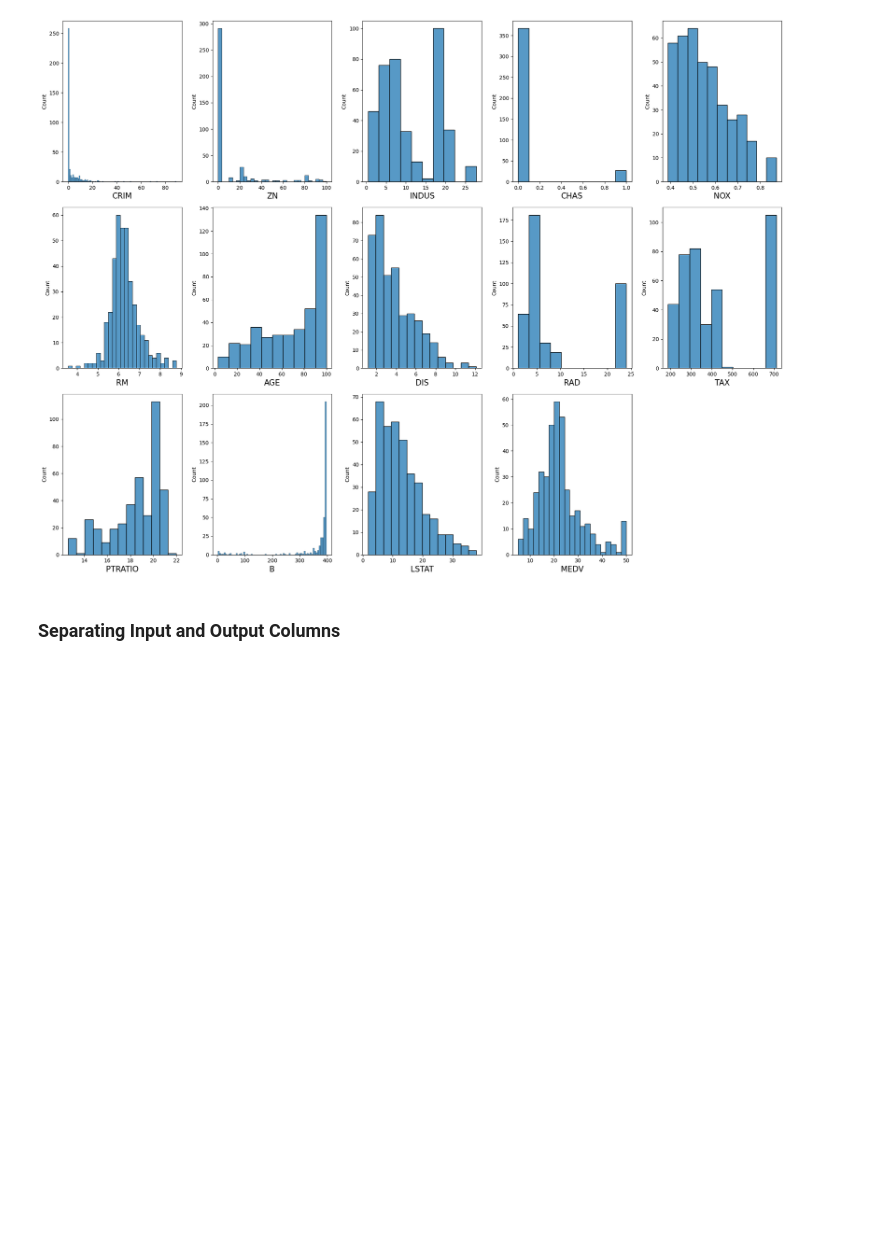
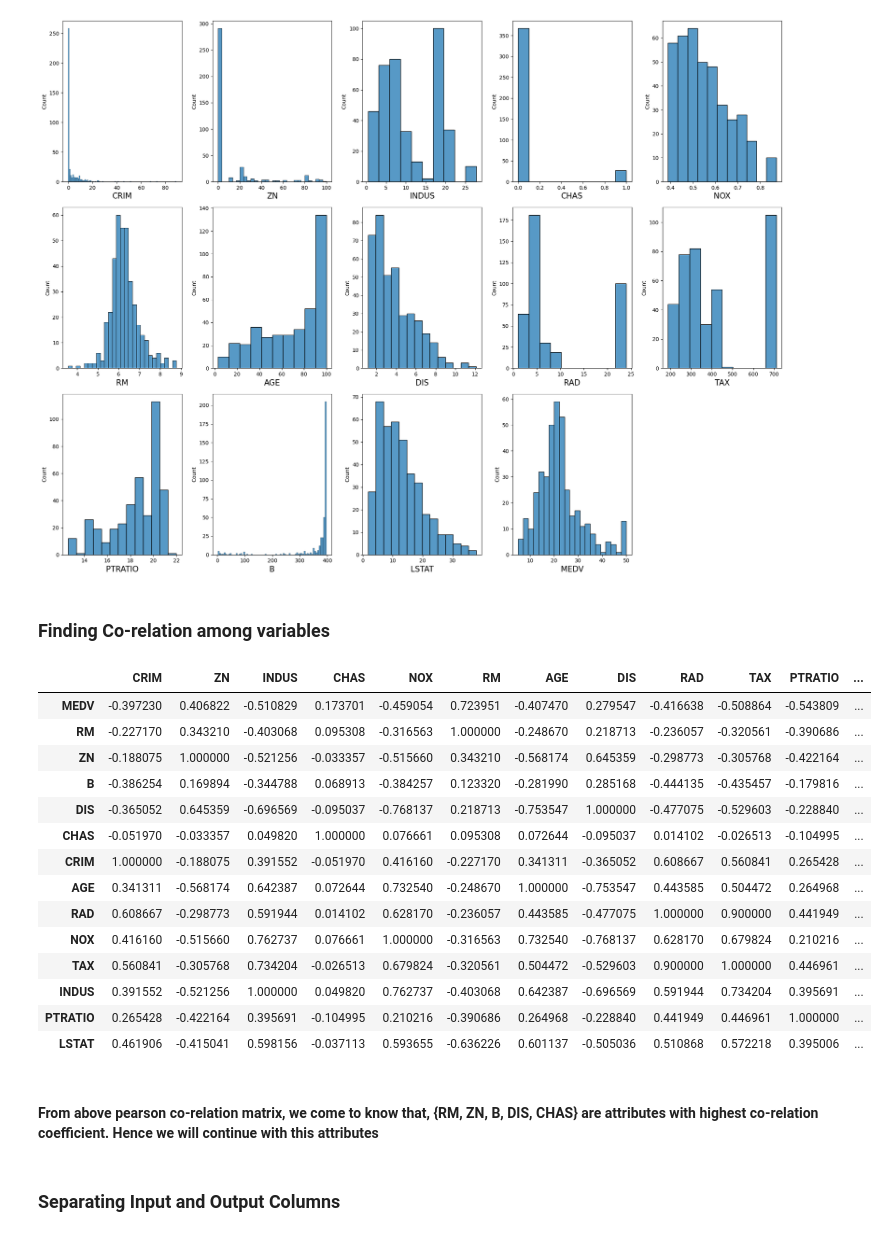
Before and after one commit to samarthsm1100/PICT_SEM_6, a Jupyter notebook: DSBDA/A8_31147.ipynb, the cells around one changed output. Saved outputs shown, nothing was run; the diff lists cells and outputs as text; code cells hidden in the pictures; blank space fills up the shorter version.

```diff
--- a/DSBDA/A8_31147.ipynb
+++ b/DSBDA/A8_31147.ipynb
@@ -68,6 +68,28 @@ plt.tight_layout()
 plt.show()
 # %% [output]
 [figure]
+# %% [markdown]
+### Finding Co-relation among variables
+# %%
+df.corr(method='pearson').sort_values(by='MEDV', ascending=False)
+# %% [output]
+|  | CRIM | ZN | INDUS | CHAS | NOX | RM | AGE | DIS | RAD | TAX | PTRATIO | ... |
+| MEDV | -0.397230 | 0.406822 | -0.510829 | 0.173701 | -0.459054 | 0.723951 | -0.407470 | 0.279547 | -0.416638 | -0.508864 | -0.543809 | ... |
+| RM | -0.227170 | 0.343210 | -0.403068 | 0.095308 | -0.316563 | 1.000000 | -0.248670 | 0.218713 | -0.236057 | -0.320561 | -0.390686 | ... |
+| ZN | -0.188075 | 1.000000 | -0.521256 | -0.033357 | -0.515660 | 0.343210 | -0.568174 | 0.645359 | -0.298773 | -0.305768 | -0.422164 | ... |
+| B | -0.386254 | 0.169894 | -0.344788 | 0.068913 | -0.384257 | 0.123320 | -0.281990 | 0.285168 | -0.444135 | -0.435457 | -0.179816 | ... |
+| DIS | -0.365052 | 0.645359 | -0.696569 | -0.095037 | -0.768137 | 0.218713 | -0.753547 | 1.000000 | -0.477075 | -0.529603 | -0.228840 | ... |
+| CHAS | -0.051970 | -0.033357 | 0.049820 | 1.000000 | 0.076661 | 0.095308 | 0.072644 | -0.095037 | 0.014102 | -0.026513 | -0.104995 | ... |
+| CRIM | 1.000000 | -0.188075 | 0.391552 | -0.051970 | 0.416160 | -0.227170 | 0.341311 | -0.365052 | 0.608667 | 0.560841 | 0.265428 | ... |
+| AGE | 0.341311 | -0.568174 | 0.642387 | 0.072644 | 0.732540 | -0.248670 | 1.000000 | -0.753547 | 0.443585 | 0.504472 | 0.264968 | ... |
+| RAD | 0.608667 | -0.298773 | 0.591944 | 0.014102 | 0.628170 | -0.236057 | 0.443585 | -0.477075 | 1.000000 | 0.900000 | 0.441949 | ... |
+| NOX | 0.416160 | -0.515660 | 0.762737 | 0.076661 | 1.000000 | -0.316563 | 0.732540 | -0.768137 | 0.628170 | 0.679824 | 0.210216 | ... |
+| TAX | 0.560841 | -0.305768 | 0.734204 | -0.026513 | 0.679824 | -0.320561 | 0.504472 | -0.529603 | 0.900000 | 1.000000 | 0.446961 | ... |
+| INDUS | 0.391552 | -0.521256 | 1.000000 | 0.049820 | 0.762737 | -0.403068 | 0.642387 | -0.696569 | 0.591944 | 0.734204 | 0.395691 | ... |
+| PTRATIO | 0.265428 | -0.422164 | 0.395691 | -0.104995 | 0.210216 | -0.390686 | 0.264968 | -0.228840 | 0.441949 | 0.446961 | 1.000000 | ... |
+| LSTAT | 0.461906 | -0.415041 | 0.598156 | -0.037113 | 0.593655 | -0.636226 | 0.601137 | -0.505036 | 0.510868 | 0.572218 | 0.395006 | ... |
+# %% [markdown]
+#### From above pearson co-relation matrix, we come to know that, {RM, ZN, B, DIS, CHAS} are attributes with highest co-relation coefficient. Hence we will continue with this attributes
 # %% [markdown]
 ### Separating Input and Output Columns
 # %%
```
Also changed, not shown: parts of 6 cells of this notebook.
